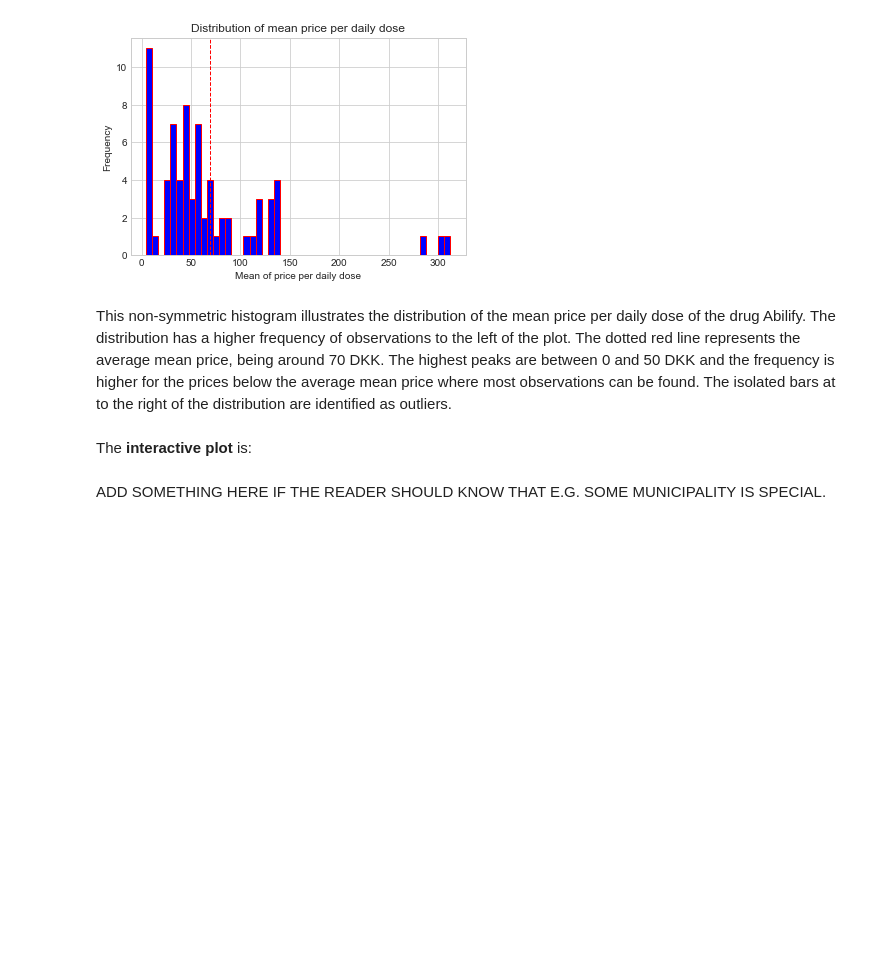
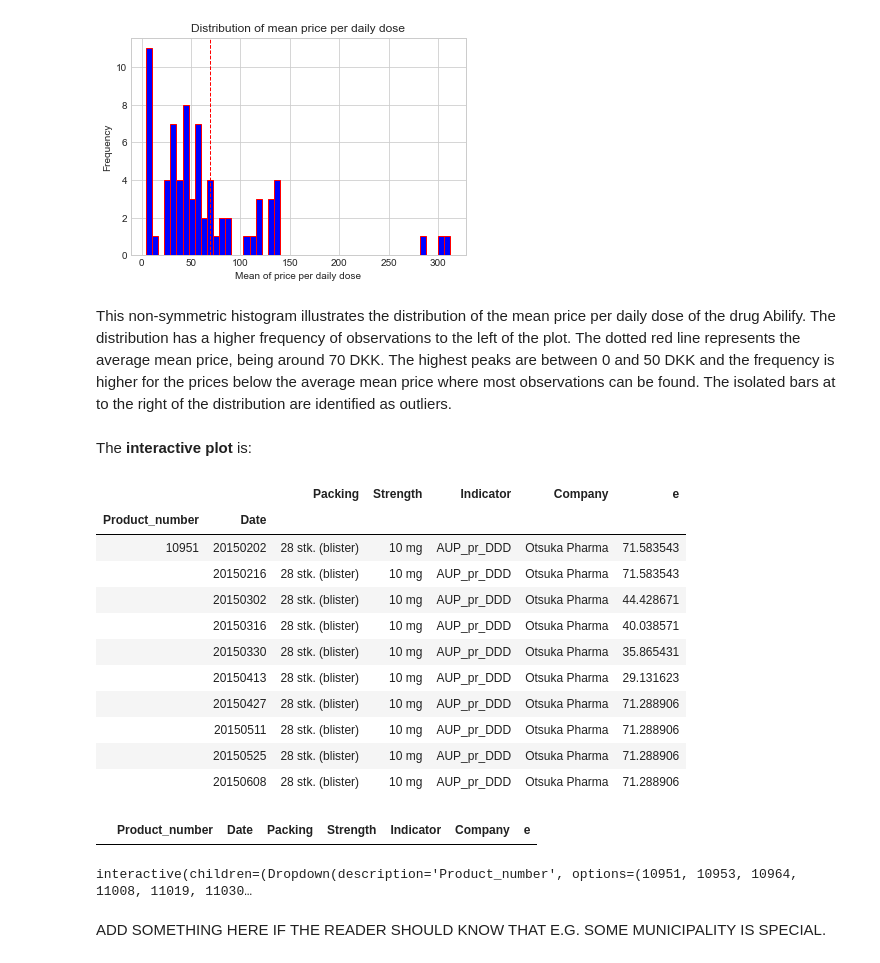
Before and after one commit to NumEconCopenhagen/projects-2020-international, a Jupyter notebook: dataproject/dataproject.ipynb, the cells around one changed output. Drawn from its saved outputs; the diff is of its cells as text; code cells hidden in the pictures; blank space fills up the shorter version.

Commit message:
interactive widget

```diff
--- a/dataproject/dataproject.ipynb
+++ b/dataproject/dataproject.ipynb
@@ -96,3 +111,23 @@ plt.show()
 This non-symmetric histogram illustrates the distribution of the mean price per daily dose of the drug Abilify. The distribution has a higher frequency of observations to the left of the plot. The dotted red line represents the average mean price, being around 70 DKK. The highest peaks are between 0 and 50 DKK and the frequency is higher for the prices below the average mean price where most observations can be found. The isolated bars at to the right of the distribution are identified as outliers.
 # %% [markdown]
 The **interactive plot** is:
+# %%
+abilify_long.head(10)
+# %% [output]
+|  |  | Packing | Strength | Indicator | Company | e |
+| Product_number | Date |  |  |  |  |  |
+| 10951 | 20150202 | 28 stk. (blister) | 10 mg | AUP_pr_DDD | Otsuka Pharma | 71.583543 |
+|  | 20150216 | 28 stk. (blister) | 10 mg | AUP_pr_DDD | Otsuka Pharma | 71.583543 |
+|  | 20150302 | 28 stk. (blister) | 10 mg | AUP_pr_DDD | Otsuka Pharma | 44.428671 |
+|  | 20150316 | 28 stk. (blister) | 10 mg | AUP_pr_DDD | Otsuka Pharma | 40.038571 |
+|  | 20150330 | 28 stk. (blister) | 10 mg | AUP_pr_DDD | Otsuka Pharma | 35.865431 |
+|  | 20150413 | 28 stk. (blister) | 10 mg | AUP_pr_DDD | Otsuka Pharma | 29.131623 |
+|  | 20150427 | 28 stk. (blister) | 10 mg | AUP_pr_DDD | Otsuka Pharma | 71.288906 |
+|  | 20150511 | 28 stk. (blister) | 10 mg | AUP_pr_DDD | Otsuka Pharma | 71.288906 |
+|  | 20150525 | 28 stk. (blister) | 10 mg | AUP_pr_DDD | Otsuka Pharma | 71.288906 |
+|  | 20150608 | 28 stk. (blister) | 10 mg | AUP_pr_DDD | Otsuka Pharma | 71.288906 |
+# %%
+abilify_long = abilify_long.reset_index()
+abilify_long.loc[abilify_long.Product_number == '10951', :]
+# %% [output]
+|  | Product_number | Date | Packing | Strength | Indicator | Company | e |
@@ -99,2 +139,11 @@ The **interactive plot** is:
+# %%
+widgets.interact(plot_e,
+    df = widgets.fixed(abilify_long),
+    Product_number = widgets.Dropdown(description='Product_number',
+                                    options=abilify_long.Product_number.unique(),
+                                    )
+);
+# %% [output]
+interactive(children=(Dropdown(description='Product_number', options=(10951, 10953, 10964, 11008, 11019, 11030…
 # %% [markdown]
 ADD SOMETHING HERE IF THE READER SHOULD KNOW THAT E.G. SOME MUNICIPALITY IS SPECIAL.
```
Also changed, not shown: parts of 3 cells of this notebook.
